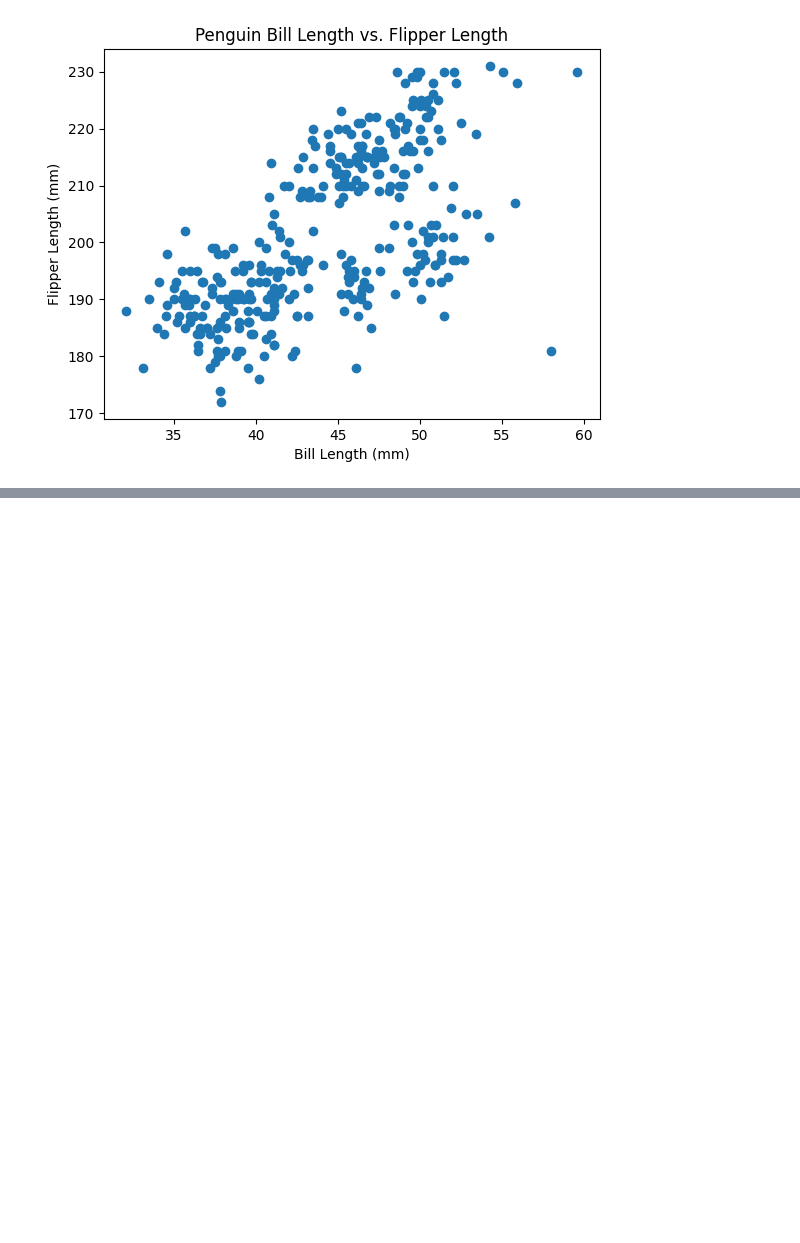
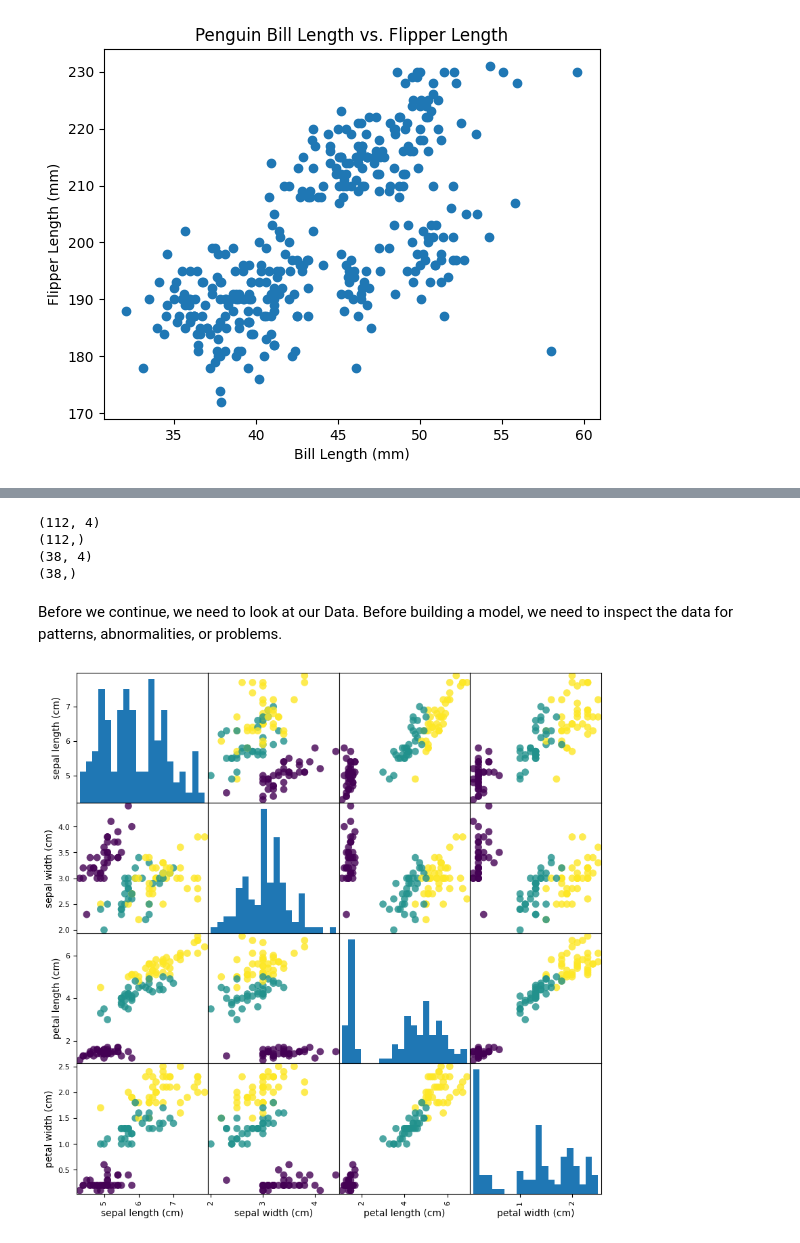
Before and after one commit to maisAlraee/Data201-labs, a Jupyter notebook: week1_lab.ipynb, the cells around one changed output, grey strips where cells are left out. Cells and saved outputs as stored; diff of their text form; code cells hidden in the pictures; blank space fills up the shorter version.

```diff
--- a/week1_lab.ipynb
+++ b/week1_lab.ipynb
@@ -60,0 +106,5 @@ penguins[["bill_length_mm", "flipper_length_mm"]].corr()
+# %%
+# Load the built-in dataset
+iris_dataset = load_iris()
+
+iris_dataset.keys()
@@ -60,0 +227,42 @@ penguins[["bill_length_mm", "flipper_length_mm"]].corr()
+# %%
+from sklearn.model_selection import train_test_split
+
+X_train, X_test, y_train, y_test = train_test_split(
+    iris_dataset["data"],
+    iris_dataset["target"],
+    random_state=0
+)
+# %%
+#Check the size of the training and test sets
+
+print(X_train.shape)
+print(y_train.shape)
+
+print(X_test.shape)
+print(y_test.shape)
+# %% [output]
+(112, 4)
+(112,)
+(38, 4)
+(38,)
+# %% [markdown]
+Before we continue, we need to look at our Data. Before building a model, we need to inspect the data for patterns, abnormalities, or problems.
+# %%
+iris_dataframe = pd.DataFrame(
+    X_train,
+    columns=iris_dataset.feature_names
+)
+
+pd.plotting.scatter_matrix(
+    iris_dataframe,
+    c=y_train,
+    figsize=(10, 10),
+    marker="o",
+    hist_kwds={"bins": 20},
+    s=60,
+    alpha=0.8
+)
+
+plt.show()
+# %% [output]
+[figure, added]
```
Also changed, not shown: parts of 34 cells of this notebook.
